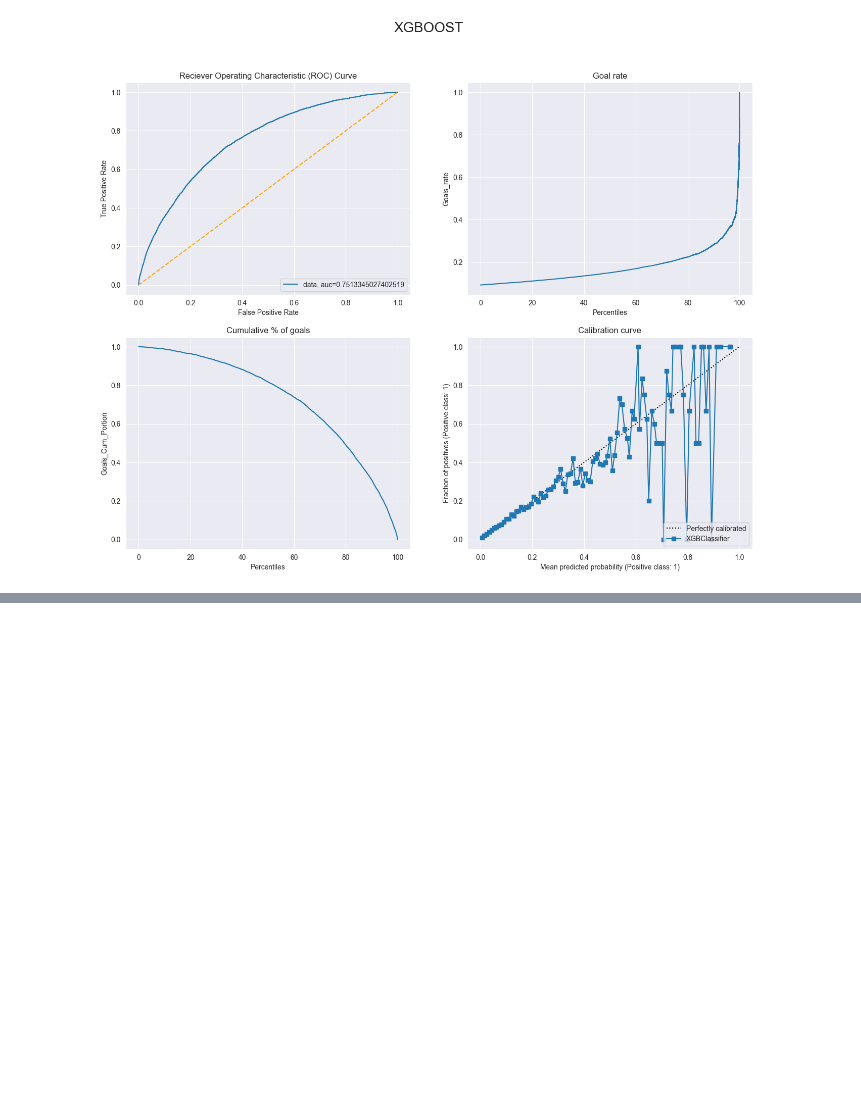
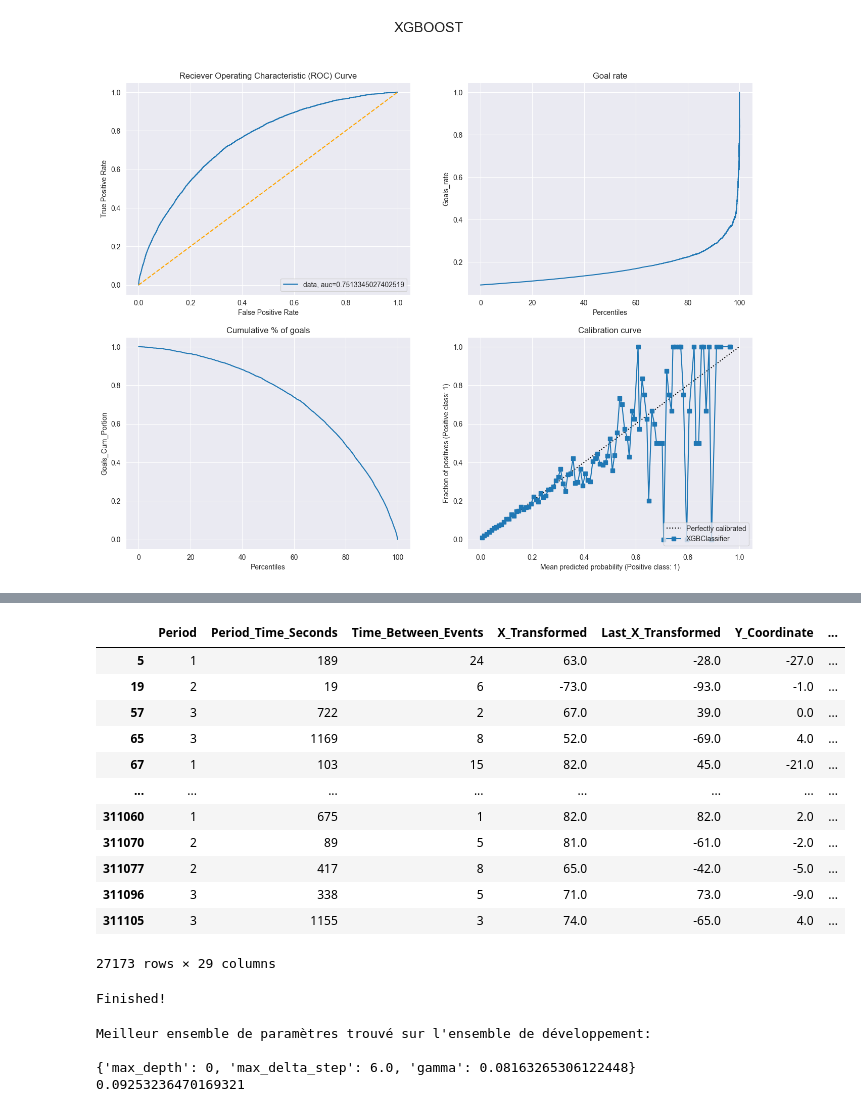
Before and after one commit to nassimwalha/IFT-6758, a Jupyter notebook: notebooks/Advanced Models.ipynb, the cells around one changed output, grey strips where cells are left out. Saved outputs shown, nothing was run; the diff lists cells and outputs as text; code cells hidden in the pictures; blank space fills up the shorter version.

```diff
--- a/notebooks/Advanced Models.ipynb
+++ b/notebooks/Advanced Models.ipynb
@@ -483,0 +517,46 @@ fig
+# %%
+df_model2[df_model2['Event_Type_Binary']!=0]
+# %% [output]
+|  | Period | Period_Time_Seconds | Time_Between_Events | X_Transformed | Last_X_Transformed | Y_Coordinate | ... |
+| 5 | 1 | 189 | 24 | 63.0 | -28.0 | -27.0 | ... |
+| 19 | 2 | 19 | 6 | -73.0 | -93.0 | -1.0 | ... |
+| 57 | 3 | 722 | 2 | 67.0 | 39.0 | 0.0 | ... |
+| 65 | 3 | 1169 | 8 | 52.0 | -69.0 | 4.0 | ... |
+| 67 | 1 | 103 | 15 | 82.0 | 45.0 | -21.0 | ... |
+| ... | ... | ... | ... | ... | ... | ... | ... |
+| 311060 | 1 | 675 | 1 | 82.0 | 82.0 | 2.0 | ... |
+| 311070 | 2 | 89 | 5 | 81.0 | -61.0 | -2.0 | ... |
+| 311077 | 2 | 417 | 8 | 65.0 | -42.0 | -5.0 | ... |
+| 311096 | 3 | 338 | 5 | 71.0 | 73.0 | -9.0 | ... |
+| 311105 | 3 | 1155 | 3 | 74.0 | -65.0 | 4.0 | ... |
+27173 rows × 29 columns
+# %%
+from sklearn.model_selection import RandomizedSearchCV
+
+# Quelle est la taille de cet espace de paramètres ?
+tuned_parameters = {
+  'gamma': np.linspace(0, 2, num=50), #50 valeurs possibles de gamma à log distance
+  'max_depth': np.linspace(0, 12, num=13, dtype=int),
+    'max_delta_step': np.linspace(0,10, num=11)
+    # 'scale_pos_weight': [0.1, 1.0]
+  }
+
+
+
+grid_search = RandomizedSearchCV(
+    xgb.XGBClassifier(tree_method="gpu_hist"), tuned_parameters, n_iter=150, scoring='f1', cv=5,  #plus iterations, plus chances trouver la bonne combinaison
+)
+grid_search.fit(X_train, y_train);
+print('Finished!')
+# %% [output]
+Finished!
+# %%
+print("Meilleur ensemble de paramètres trouvé sur l'ensemble de développement:")
+print()
+print(grid_search.best_params_)
+print(grid_search.best_score_)
+# %% [output]
+Meilleur ensemble de paramètres trouvé sur l'ensemble de développement:
+
+{'max_depth': 0, 'max_delta_step': 6.0, 'gamma': 0.08163265306122448}
+0.09253236470169321
```
Also changed, not shown: parts of 8 cells of this notebook.
